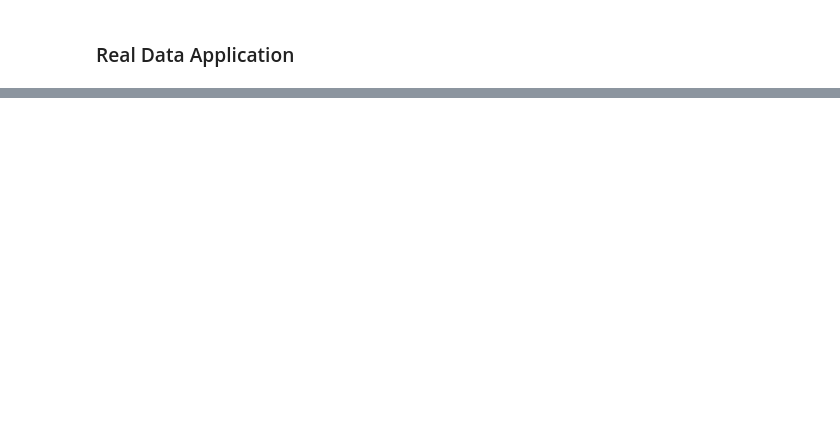
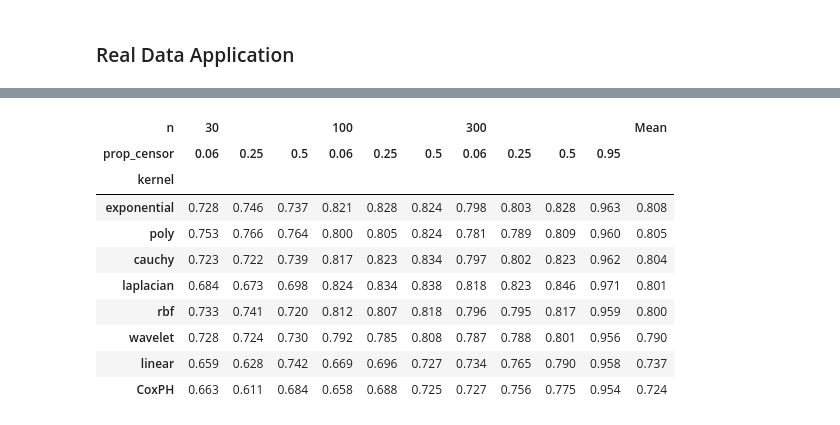
Before and after one commit to cowvin0/master_thesis, a Jupyter notebook: topicos_pesquisa_I/aplicacao_relatorio_1/simulation.ipynb, the cells around one changed output, grey strips where cells are left out. Cells and saved outputs as stored; diff of their text form; code cells hidden in the pictures; blank space fills up the shorter version.

Commit message:
simulation data

```diff
--- a/topicos_pesquisa_I/aplicacao_relatorio_1/simulation.ipynb
+++ b/topicos_pesquisa_I/aplicacao_relatorio_1/simulation.ipynb
@@ -595,0 +1366,29 @@ poly 2 1 0.6440191110030009
+# %%
+# 1. Pivot the data so 'n' and 'prop_censor' become column headers
+table = df_best.pivot_table(
+    index='kernel',
+    columns=['n', 'prop_censor'],
+    values='mean_cindex'
+)
+
+# 2. Add the 'Mean' column (average across all scenarios)
+table['Mean'] = table.mean(axis=1)
+
+# 3. Optional: Sort rows so Cox is at the top or SVCR is grouped
+# (You can also reorder specific kernels manually if needed)
+table = table.sort_values(by='Mean', ascending=False)
+
+# 4. Round for a cleaner look (similar to your example)
+table_styled = table.round(3)
+
+
+# 1. Identify the rows with the maximum mean_cindex for each kernel
+idx = df_simul.groupby(["kernel", "prop_censor", "n"])['mean_cindex'].idxmax()
+
+# 2. Filter the dataframe using those indices
+df_best = df_simul.loc[idx]
+
+# 3. Sort for better readability
+df_best = df_best.sort_values(by='mean_cindex', ascending=False)
+
+df_best
@@ -595,0 +1413,14 @@ poly 2 1 0.6440191110030009
+# %%
+table_styled
+# %% [output]
+| n | 30 |  |  | 100 |  |  | 300 |  |  |  | Mean |
+| prop_censor | 0.06 | 0.25 | 0.5 | 0.06 | 0.25 | 0.5 | 0.06 | 0.25 | 0.5 | 0.95 |  |
+| kernel |  |  |  |  |  |  |  |  |  |  |  |
+| exponential | 0.728 | 0.746 | 0.737 | 0.821 | 0.828 | 0.824 | 0.798 | 0.803 | 0.828 | 0.963 | 0.808 |
+| poly | 0.753 | 0.766 | 0.764 | 0.800 | 0.805 | 0.824 | 0.781 | 0.789 | 0.809 | 0.960 | 0.805 |
+| cauchy | 0.723 | 0.722 | 0.739 | 0.817 | 0.823 | 0.834 | 0.797 | 0.802 | 0.823 | 0.962 | 0.804 |
+| laplacian | 0.684 | 0.673 | 0.698 | 0.824 | 0.834 | 0.838 | 0.818 | 0.823 | 0.846 | 0.971 | 0.801 |
+| rbf | 0.733 | 0.741 | 0.720 | 0.812 | 0.807 | 0.818 | 0.796 | 0.795 | 0.817 | 0.959 | 0.800 |
+| wavelet | 0.728 | 0.724 | 0.730 | 0.792 | 0.785 | 0.808 | 0.787 | 0.788 | 0.801 | 0.956 | 0.790 |
+| linear | 0.659 | 0.628 | 0.742 | 0.669 | 0.696 | 0.727 | 0.734 | 0.765 | 0.790 | 0.958 | 0.737 |
+| CoxPH | 0.663 | 0.611 | 0.684 | 0.658 | 0.688 | 0.725 | 0.727 | 0.756 | 0.775 | 0.954 | 0.724 |
```
Also changed, not shown: parts of 26 cells of this notebook, 44 other files.
